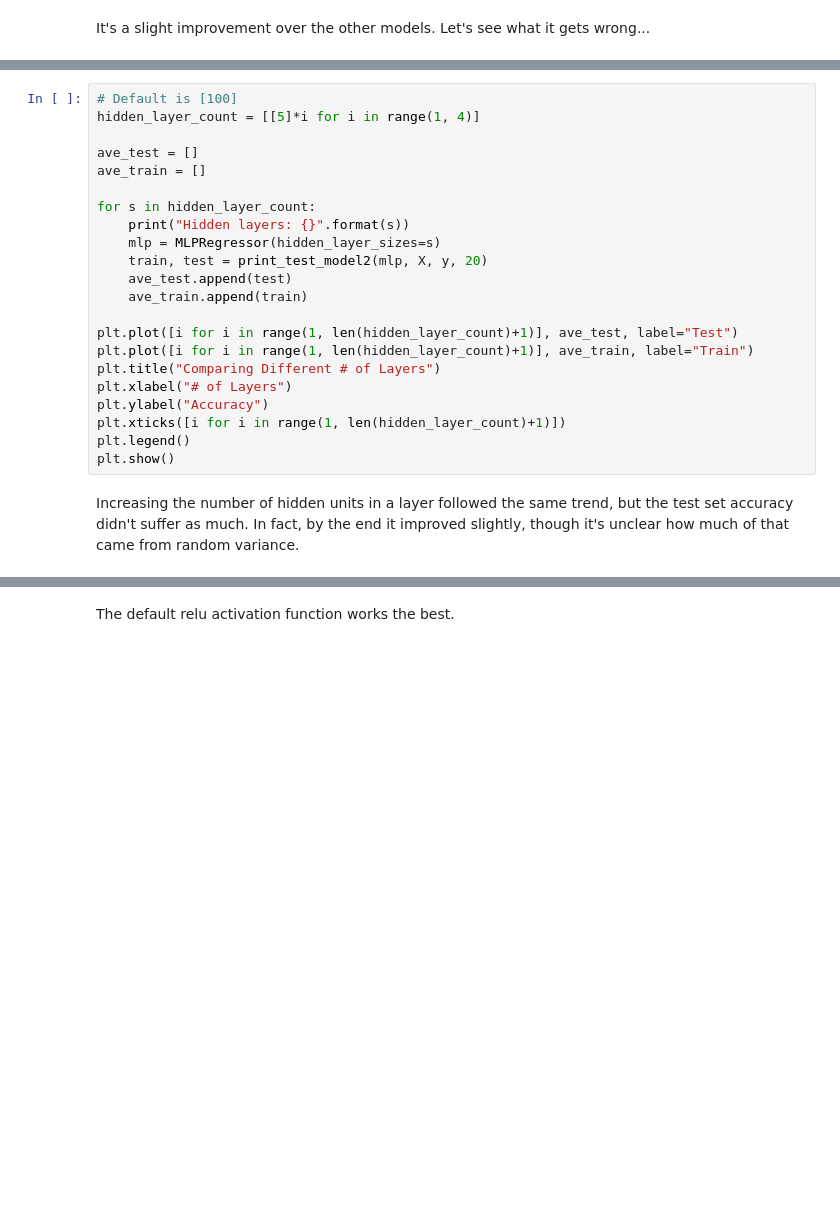
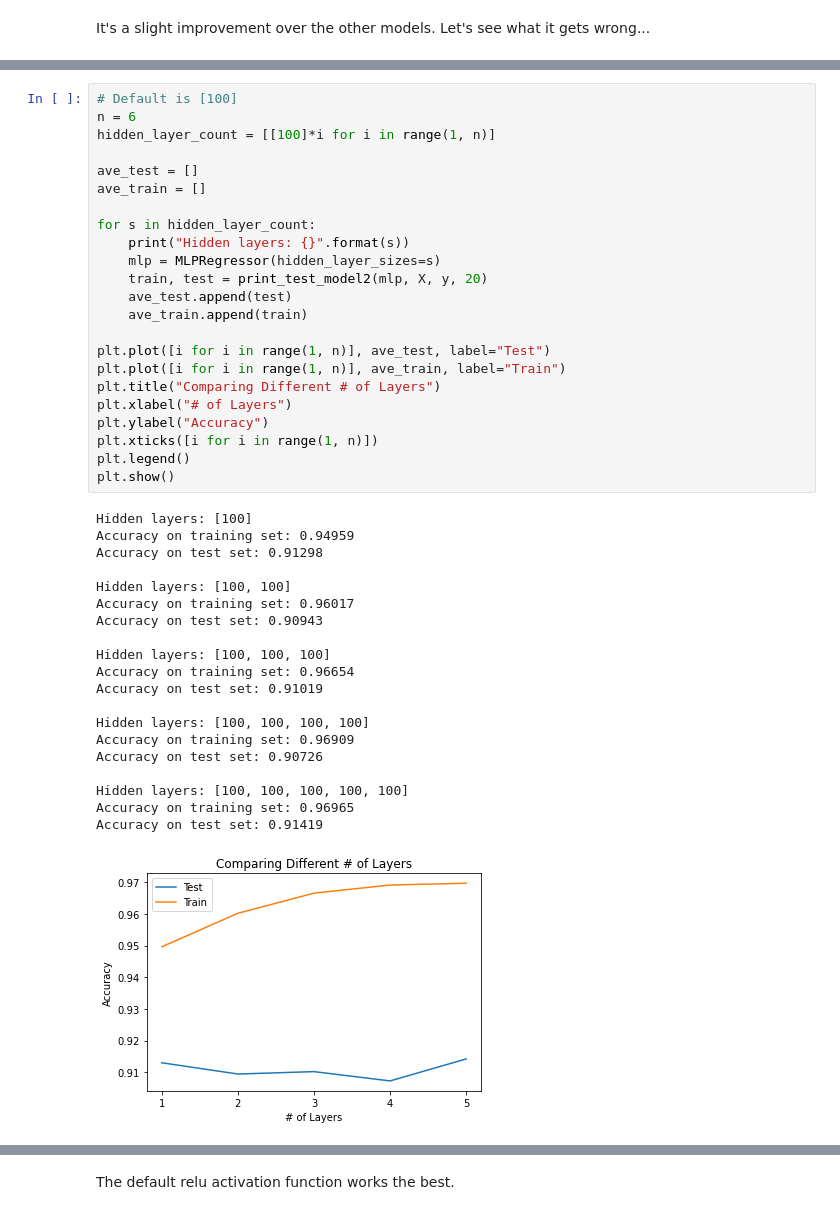
Before and after one commit to josiahhsu/csci_351_project, a Jupyter notebook: DnD_Project.ipynb, the cells around one changed output, grey strips where cells are left out. Cells and saved outputs as stored; diff of their text form; blank space fills up the shorter version.

```diff
--- a/DnD_Project.ipynb
+++ b/DnD_Project.ipynb
@@ -388,24 +408,44 @@ First, the number of hidden layers generally improved the training accuracy, but
 # %%
 # Default is [100]
-hidden_layer_count = [[5]*i for i in range(1, 4)]
+n = 6
+hidden_layer_count = [[100]*i for i in range(1, n)]
 
 ave_test = []
 ave_train = []
 
 for s in hidden_layer_count:
     print("Hidden layers: {}".format(s))
     mlp = MLPRegressor(hidden_layer_sizes=s)
     train, test = print_test_model2(mlp, X, y, 20)
     ave_test.append(test)
     ave_train.append(train)
 
-plt.plot([i for i in range(1, len(hidden_layer_count)+1)], ave_test, label="Test")
-plt.plot([i for i in range(1, len(hidden_layer_count)+1)], ave_train, label="Train")
+plt.plot([i for i in range(1, n)], ave_test, label="Test")
+plt.plot([i for i in range(1, n)], ave_train, label="Train")
 plt.title("Comparing Different # of Layers")
 plt.xlabel("# of Layers")
 plt.ylabel("Accuracy")
-plt.xticks([i for i in range(1, len(hidden_layer_count)+1)])
+plt.xticks([i for i in range(1, n)])
 plt.legend()
 plt.show()
+# %% [output]
+Hidden layers: [100]
+Accuracy on training set: 0.94959
+Accuracy on test set: 0.91298
+
+Hidden layers: [100, 100]
+Accuracy on training set: 0.96017
+Accuracy on test set: 0.90943
+
+Hidden layers: [100, 100, 100]
+Accuracy on training set: 0.96654
+Accuracy on test set: 0.91019
+
+Hidden layers: [100, 100, 100, 100]
+Accuracy on training set: 0.96909
+Accuracy on test set: 0.90726
+
+Hidden layers: [100, 100, 100, 100, 100]
+Accuracy on training set: 0.96965
+Accuracy on test set: 0.91419
+[figure, added]
-# %% [markdown]
-Increasing the number of hidden units in a layer followed the same trend, but the test set accuracy didn't suffer as much. In fact, by the end it improved slightly, though it's unclear how much of that came from random variance.
```
Also changed, not shown: parts of 55 cells of this notebook.
